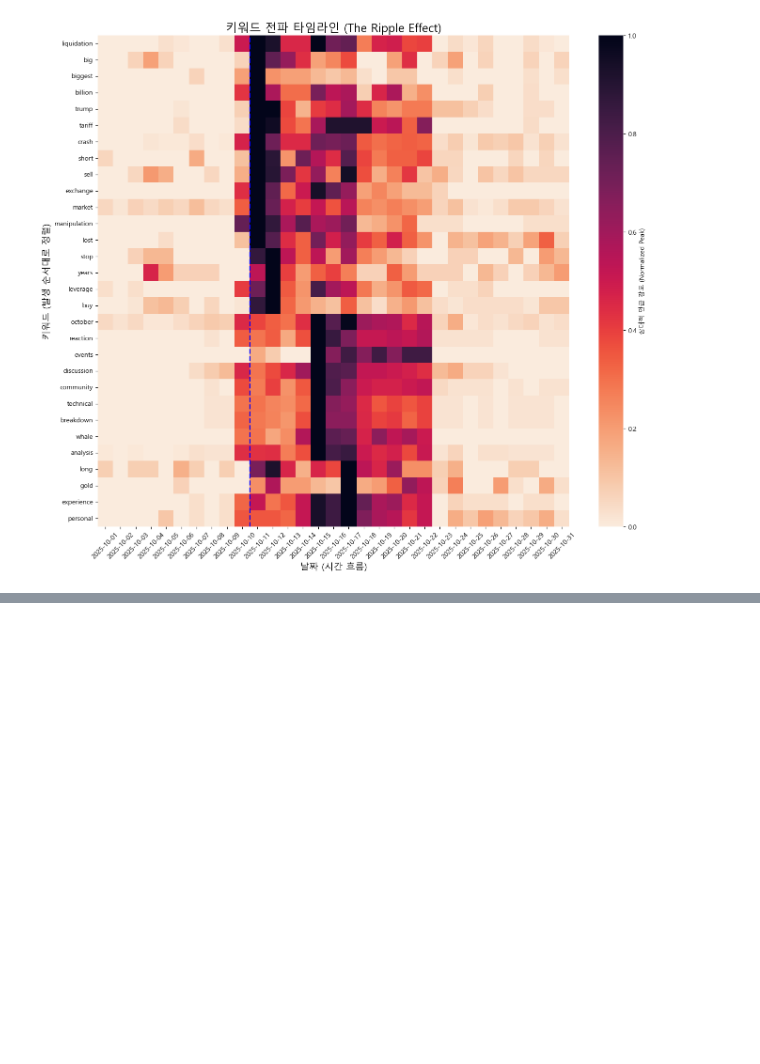
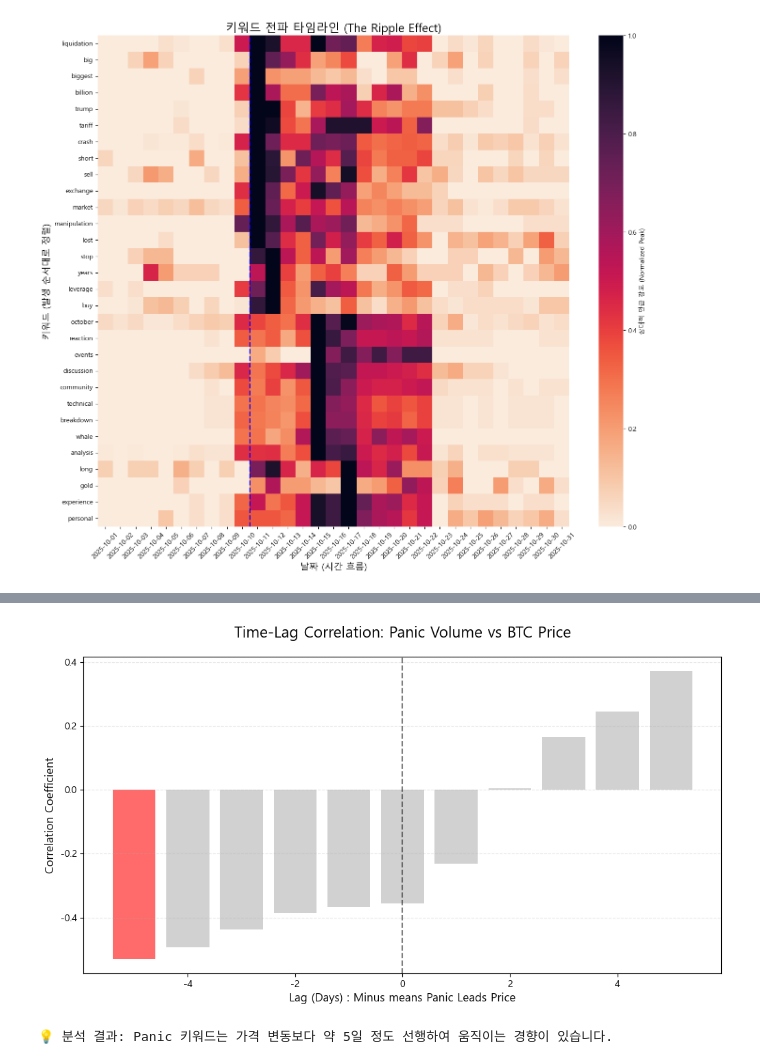
Before and after one commit to GoldenHourWaves/ai_team_6, a Jupyter notebook: data/Community_data/SNS_analysis_total.ipynb, the cells around one changed output, grey strips where cells are left out. Cells and saved outputs as stored; diff of their text form; code cells hidden in the pictures; blank space fills up the shorter version.

```diff
--- a/data/Community_data/SNS_analysis_total.ipynb
+++ b/data/Community_data/SNS_analysis_total.ipynb
@@ -867,0 +1125,36 @@ for i, comm in enumerate(communities[:5]):
+# %%
+import pandas as pd
+import matplotlib.pyplot as plt
+import numpy as np
+
+# 1. 데이터 병합 (이전 코드에서 생성한 narrative_df와 price_series 활용)
+analysis_df = pd.concat([narrative_df['Market Panic'], price_series], axis=1)
+analysis_df.columns = ['Panic_Volume', 'BTC_Price']
+
+# 2. 시차(Lag) 분석: Panic 키워드가 가격에 몇 일 선행하는가?
+lags = range(-5, 6) # -5일부터 +5일까지 조사
+correlations = []
+
+for lag in lags:
+    # 가격 데이터를 lag만큼 밀어서 상관관계 계산
+    corr = analysis_df['Panic_Volume'].corr(analysis_df['BTC_Price'].shift(lag))
+    correlations.append(corr)
+
+# 3. 시각화 (어느 지점에서 상관관계가 가장 큰지 확인)
+plt.figure(figsize=(12, 6), facecolor='white')
+plt.bar(lags, correlations, color=['#FF6B6B' if c == min(correlations) else '#D1D1D1' for c in correlations])
+
+plt.title("Time-Lag Correlation: Panic Volume vs BTC Price", fontsize=16, pad=20)
+plt.xlabel("Lag (Days) : Minus means Panic Leads Price", fontsize=12)
+plt.ylabel("Correlation Coefficient", fontsize=12)
+plt.axvline(x=0, color='black', linestyle='--', alpha=0.5)
+plt.grid(axis='y', linestyle='--', alpha=0.3)
+
+plt.show()
+
+# 인사이트 출력
+best_lag = lags[np.argmin(correlations)] # 가격과 음의 상관관계(폭락)가 가장 강한 시점
+print(f"💡 분석 결과: Panic 키워드는 가격 변동보다 약 {abs(best_lag)}일 정도 선행하여 움직이는 경향이 있습니다.")
+# %% [output]
+[figure, added]
+💡 분석 결과: Panic 키워드는 가격 변동보다 약 5일 정도 선행하여 움직이는 경향이 있습니다.
```
Also changed, not shown: parts of 8 cells of this notebook, 18 other files.
